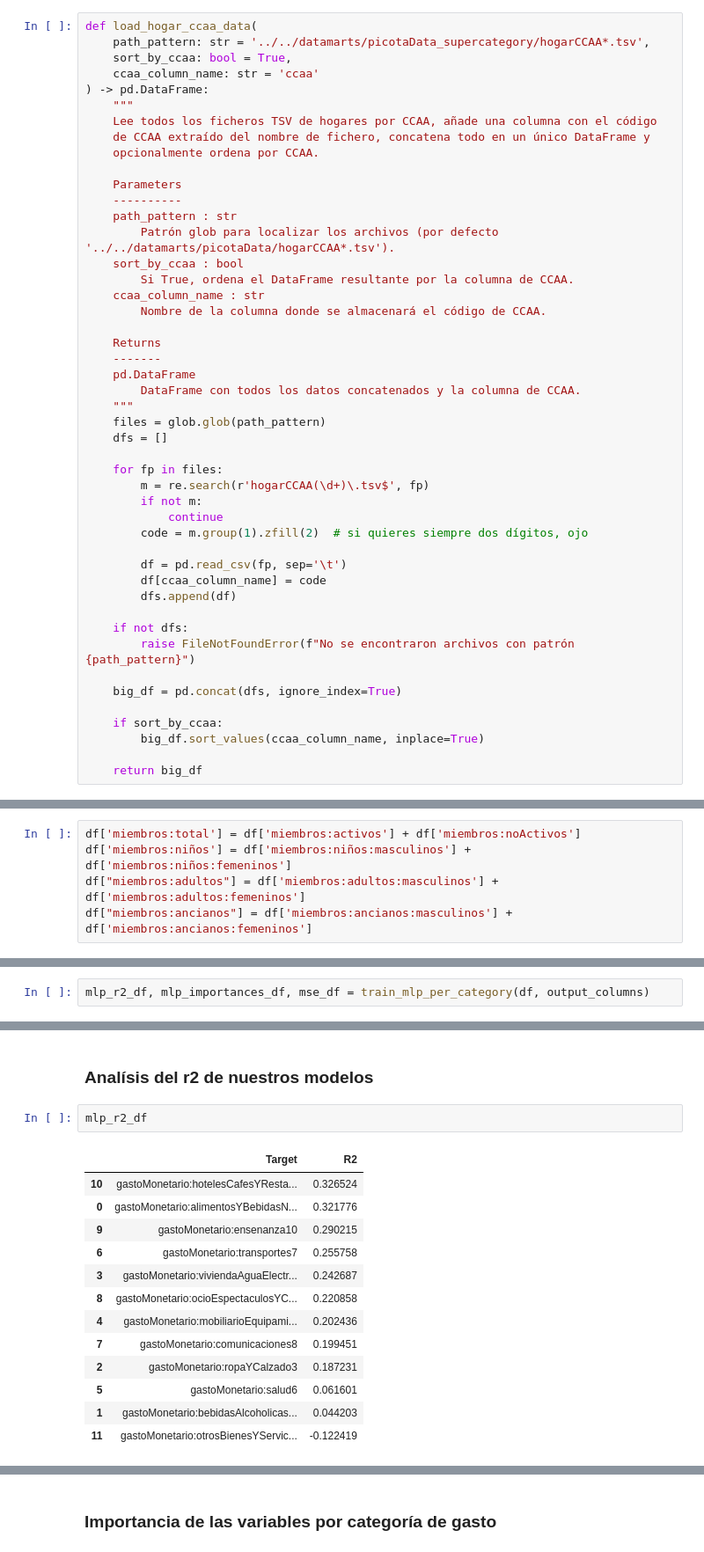
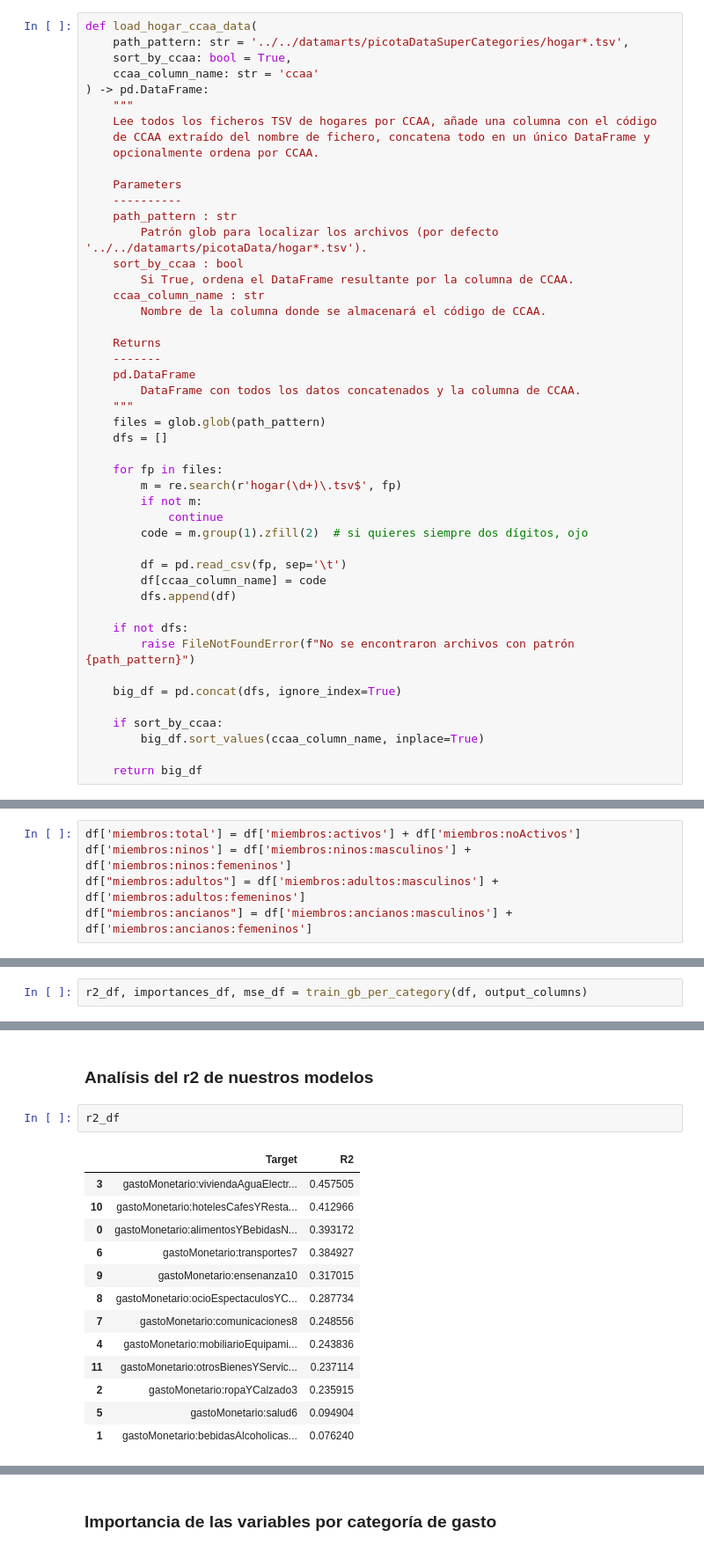
Before and after one commit to rauulrivero/ExpenseAnalysis, a Jupyter notebook: notebooks/sensivity_analysis/sensitivity_analysis_no_lineal_supercategory.ipynb, the cells around one changed output, grey strips where cells are left out. Shown at 88% size. Drawn from its saved outputs; the diff is of its cells as text.

```diff
--- a/notebooks/sensivity_analysis/sensitivity_analysis_no_lineal_supercategory.ipynb
+++ b/notebooks/sensivity_analysis/sensitivity_analysis_no_lineal_supercategory.ipynb
@@ -4,7 +4,7 @@ import re
 import pandas as pd
 # %%
 def load_hogar_ccaa_data(
-    path_pattern: str = '../../datamarts/picotaData_supercategory/hogarCCAA*.tsv',
+    path_pattern: str = '../../datamarts/picotaDataSuperCategories/hogar*.tsv',
     sort_by_ccaa: bool = True,
     ccaa_column_name: str = 'ccaa'
 ) -> pd.DataFrame:
@@ -16,7 +16,7 @@ def load_hogar_ccaa_data(
     Parameters
     ----------
     path_pattern : str
-        Patrón glob para localizar los archivos (por defecto '../../datamarts/picotaData/hogarCCAA*.tsv').
+        Patrón glob para localizar los archivos (por defecto '../../datamarts/picotaData/hogar*.tsv').
     sort_by_ccaa : bool
         Si True, ordena el DataFrame resultante por la columna de CCAA.
     ccaa_column_name : str
@@ -31,7 +31,7 @@ def load_hogar_ccaa_data(
     dfs = []
 
     for fp in files:
-        m = re.search(r'hogarCCAA(\d+)\.tsv$', fp)
+        m = re.search(r'hogar(\d+)\.tsv$', fp)
         if not m:
             continue
         code = m.group(1).zfill(2)  # si quieres siempre dos dígitos, ojo
@@ -67,11 +67,11 @@ df = pd.get_dummies(df, columns=['ccaa', 'fuentePrincipalIngresos'], prefix=['cc
 
 df.rename(columns=lambda x: re.sub(r'^ccaa_(\d+)$', r'ccaa_\1', x), inplace=True)
 df.rename(columns=lambda x: re.sub(r'^fuentePrincipalIngresos_(\d+)$', r'fuentePrincipalIngresos_\1', x), inplace=True)
-# %%
-df['miembros:total'] = df['miembros:activos'] + df['miembros:noActivos']
-df['miembros:niños'] = df['miembros:niños:masculinos'] + df['miembros:niños:femeninos']
-df["miembros:adultos"] = df['miembros:adultos:masculinos'] + df['miembros:adultos:femeninos']
-df["miembros:ancianos"] = df['miembros:ancianos:masculinos'] + df['miembros:ancianos:femeninos']
+# %%
+df['miembros:total'] = df['miembros:activos'] + df['miembros:noActivos']
+df['miembros:ninos'] = df['miembros:ninos:masculinos'] + df['miembros:ninos:femeninos']
+df["miembros:adultos"] = df['miembros:adultos:masculinos'] + df['miembros:adultos:femeninos']
+df["miembros:ancianos"] = df['miembros:ancianos:masculinos'] + df['miembros:ancianos:femeninos']
 # %%
 df.head(
 )
@@ -205,5 +221,5 @@ def train_mlp_per_category(df, output_columns, hidden_layer_sizes=(128, 64, 32),
 
     return r2_df, importances_df, mse_df
 # %%
-mlp_r2_df, mlp_importances_df, mse_df = train_mlp_per_category(df, output_columns)
+r2_df, importances_df, mse_df = train_gb_per_category(df, output_columns)
 # %% [output]
@@ -220,18 +238,18 @@ mlp_importances_df.head(5)
 # %% [markdown]
 ### Analísis del r2 de nuestros modelos
 # %%
-mlp_r2_df
+r2_df
 # %% [output]
 |  | Target | R2 |
-| 10 | gastoMonetario:hotelesCafesYResta... | 0.326524 |
-| 0 | gastoMonetario:alimentosYBebidasN... | 0.321776 |
-| 9 | gastoMonetario:ensenanza10 | 0.290215 |
-| 6 | gastoMonetario:transportes7 | 0.255758 |
-| 3 | gastoMonetario:viviendaAguaElectr... | 0.242687 |
-| 8 | gastoMonetario:ocioEspectaculosYC... | 0.220858 |
-| 4 | gastoMonetario:mobiliarioEquipami... | 0.202436 |
-| 7 | gastoMonetario:comunicaciones8 | 0.199451 |
-| 2 | gastoMonetario:ropaYCalzado3 | 0.187231 |
-| 5 | gastoMonetario:salud6 | 0.061601 |
-| 1 | gastoMonetario:bebidasAlcoholicas... | 0.044203 |
-| 11 | gastoMonetario:otrosBienesYServic... | -0.122419 |
+| 3 | gastoMonetario:viviendaAguaElectr... | 0.457505 |
+| 10 | gastoMonetario:hotelesCafesYResta... | 0.412966 |
+| 0 | gastoMonetario:alimentosYBebidasN... | 0.393172 |
+| 6 | gastoMonetario:transportes7 | 0.384927 |
+| 9 | gastoMonetario:ensenanza10 | 0.317015 |
+| 8 | gastoMonetario:ocioEspectaculosYC... | 0.287734 |
+| 7 | gastoMonetario:comunicaciones8 | 0.248556 |
+| 4 | gastoMonetario:mobiliarioEquipami... | 0.243836 |
+| 11 | gastoMonetario:otrosBienesYServic... | 0.237114 |
+| 2 | gastoMonetario:ropaYCalzado3 | 0.235915 |
+| 5 | gastoMonetario:salud6 | 0.094904 |
+| 1 | gastoMonetario:bebidasAlcoholicas... | 0.076240 |
```
Also changed, not shown: parts of 28 cells of this notebook, 6 other files.
